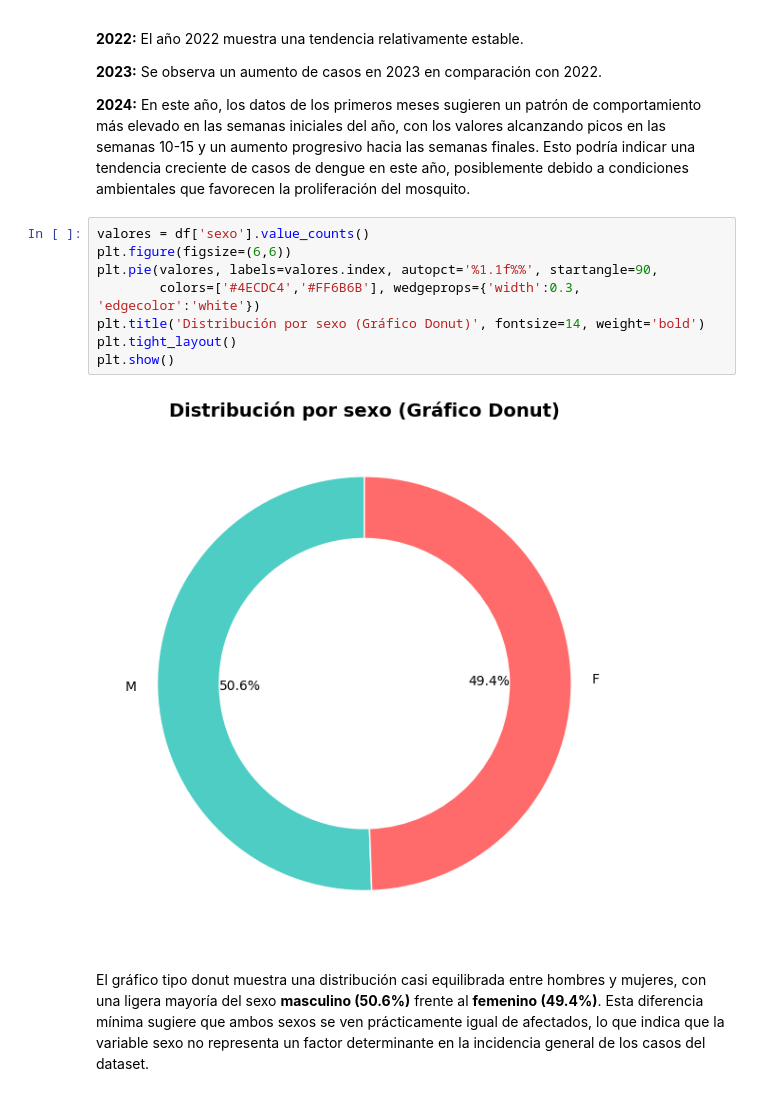
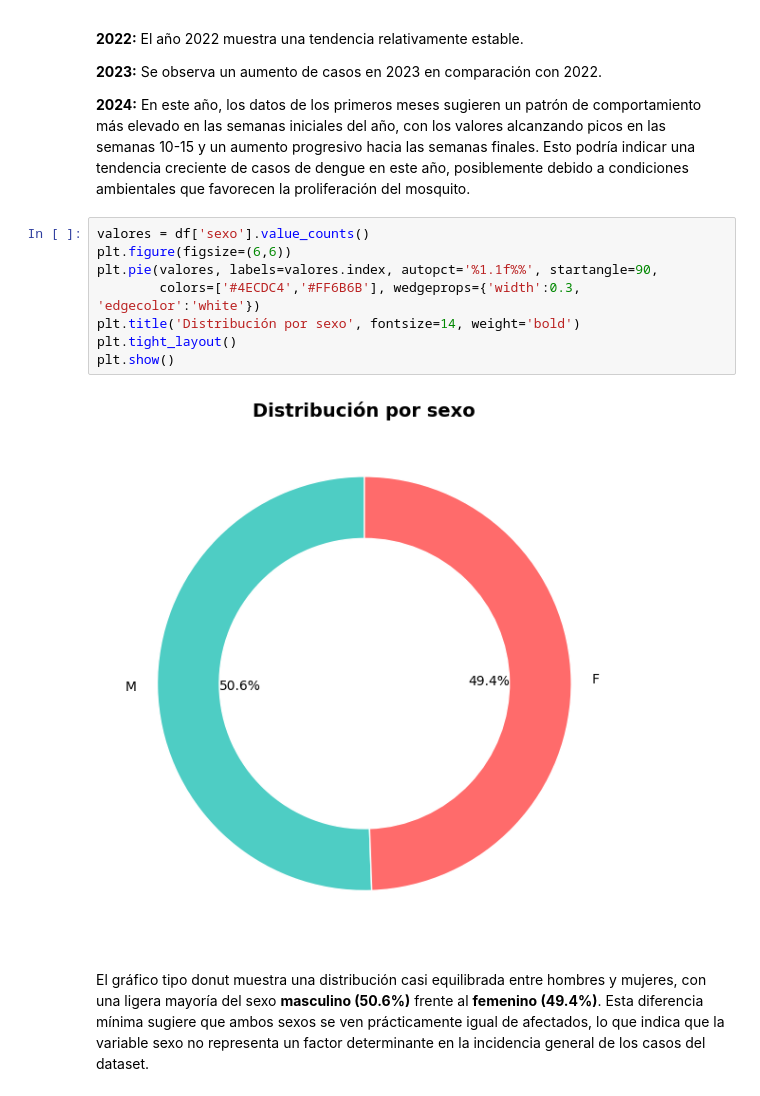
Before and after one commit to Rossy26/dengue-analysis-ml, a Jupyter notebook: dengue_notebook.ipynb, the cells around one changed output. Cells and saved outputs as stored; diff of their text form.

```diff
--- a/dengue_notebook.ipynb
+++ b/dengue_notebook.ipynb
@@ -608,13 +608,13 @@ El gráfico presentado muestra la distribución temporal de los casos notificado
 # %%
 valores = df['sexo'].value_counts()
 plt.figure(figsize=(6,6))
 plt.pie(valores, labels=valores.index, autopct='%1.1f%%', startangle=90,
         colors=['#4ECDC4','#FF6B6B'], wedgeprops={'width':0.3, 'edgecolor':'white'})
-plt.title('Distribución por sexo (Gráfico Donut)', fontsize=14, weight='bold')
+plt.title('Distribución por sexo', fontsize=14, weight='bold')
 plt.tight_layout()
 plt.show()
 # %% [output]
-[figure, old version]
+[figure, new version]
 # %% [markdown]
 El gráfico tipo donut muestra una distribución casi equilibrada entre hombres y mujeres, con una ligera mayoría del sexo **masculino (50.6%)** frente al **femenino (49.4%)**. Esta diferencia mínima sugiere que ambos sexos se ven prácticamente igual de afectados, lo que indica que la variable sexo no representa un factor determinante en la incidencia general de los casos del dataset.
 # %%
```
Also changed, not shown: parts of 16 cells of this notebook.
